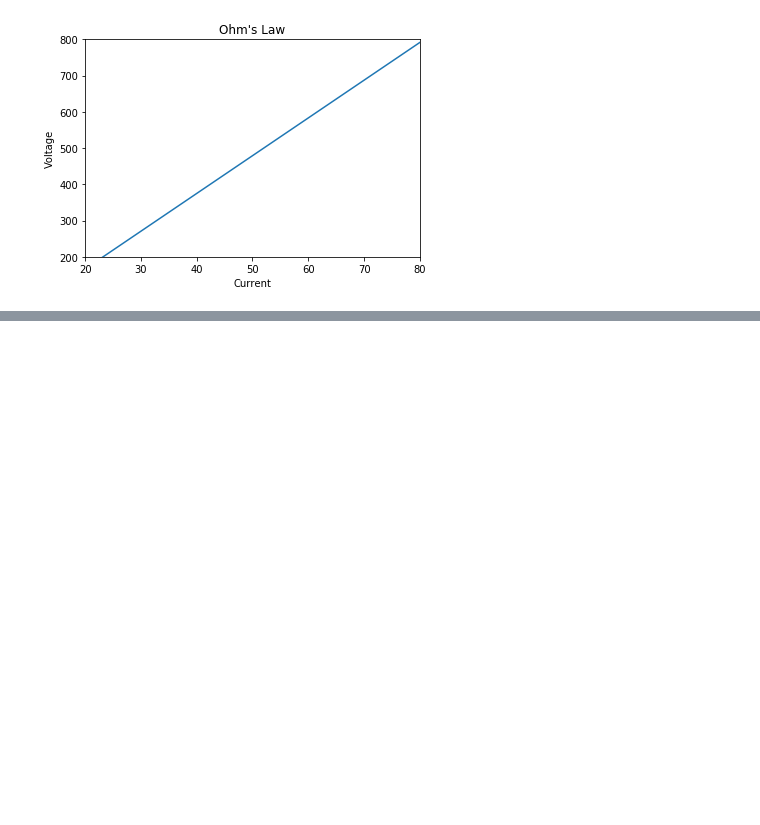
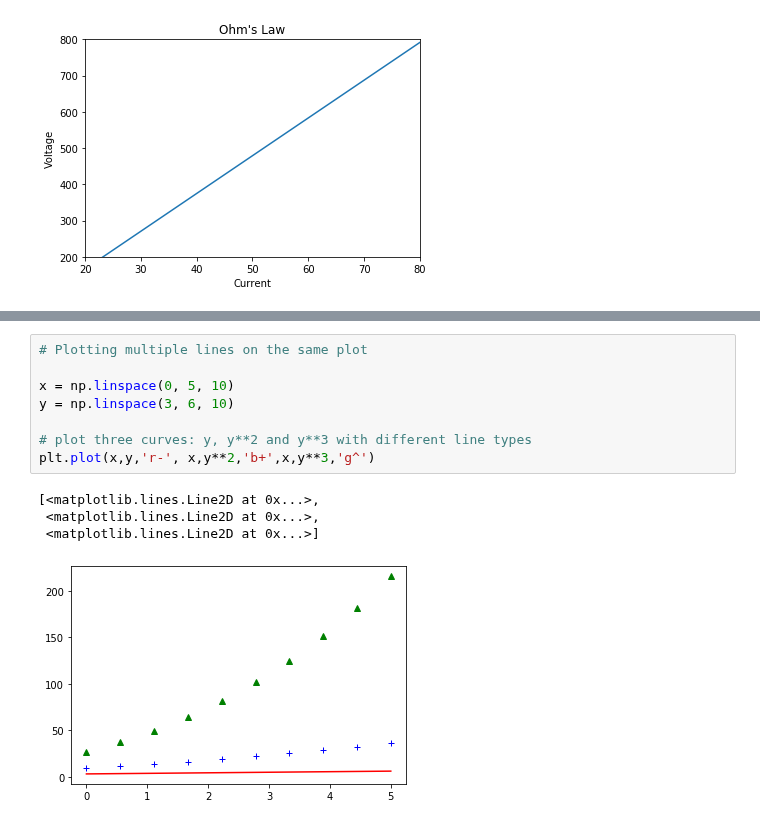
Before and after one commit to R-aryan/Machine_Learning_Crash_Course, a Jupyter notebook: Data Visualization/Matplotlib_Introduction.ipynb, the cells around one changed output, grey strips where cells are left out. Cells and saved outputs as stored; diff of their text form; blank space fills up the shorter version.

```diff
--- a/Data Visualization/Matplotlib_Introduction.ipynb
+++ b/Data Visualization/Matplotlib_Introduction.ipynb
@@ -54,0 +73,13 @@ plt.show()
+# %%
+# Plotting multiple lines on the same plot
+
+x = np.linspace(0, 5, 10)
+y = np.linspace(3, 6, 10)
+
+# plot three curves: y, y**2 and y**3 with different line types
+plt.plot(x,y,'r-', x,y**2,'b+',x,y**3,'g^')
+# %% [output]
+[<matplotlib.lines.Line2D at 0x...>,
+ <matplotlib.lines.Line2D at 0x...>,
+ <matplotlib.lines.Line2D at 0x...>]
+[figure, added]
```
Also changed, not shown: parts of 1 cell of this notebook.
